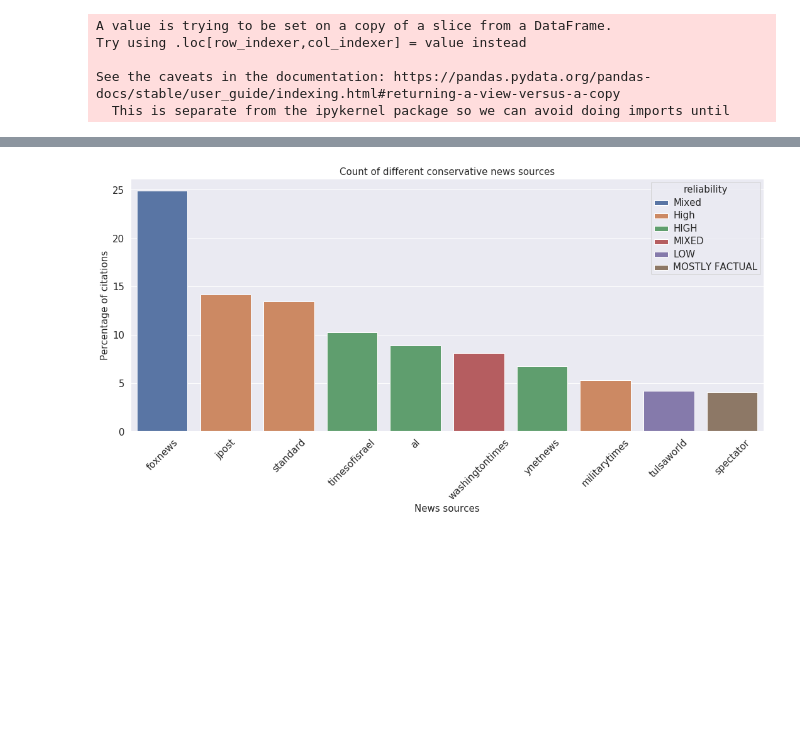
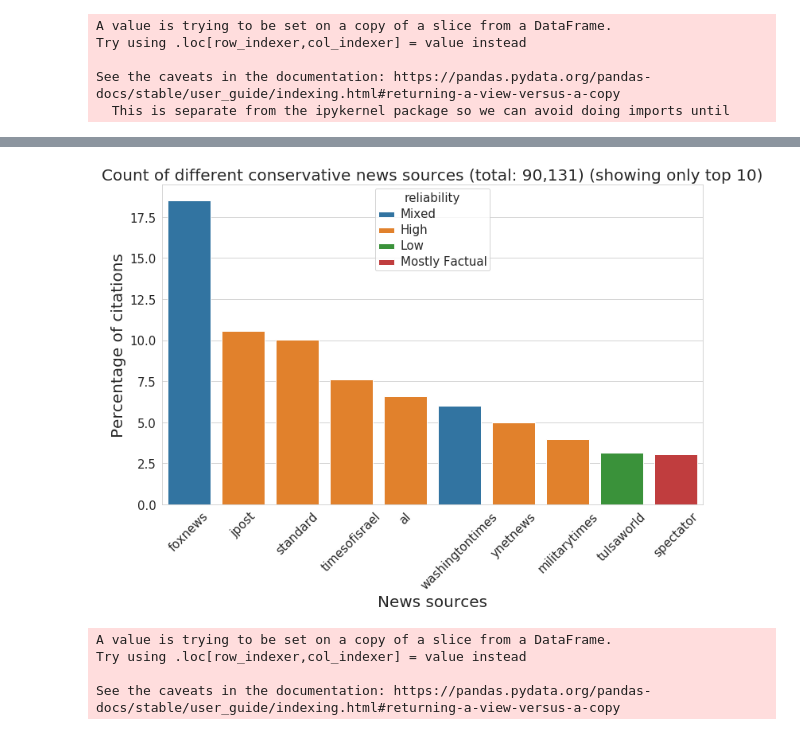
Before and after one commit to Harshdeep1996/politicalBiasSem, a Jupyter notebook: analysis_bias_citations.ipynb, the cells around one changed output, grey strips where cells are left out. Cells and saved outputs as stored; diff of their text form; code cells hidden in the pictures; blank space fills up the shorter version.

```diff
--- a/analysis_bias_citations.ipynb
+++ b/analysis_bias_citations.ipynb
@@ -785,13 +882,34 @@ map_mbfc_cons_tld['ynetnews'] = 'ynetnews'
 map_mbfc_cons_tld['militarytimes'] = 'military times'
 map_mbfc_cons_tld['tulsaworld'] = 'tulsa world'
 map_mbfc_cons_tld['spectator'] = 'the spectator uk'
+map_mbfc_cons_tld['nationalreview'] = 'national review'
+map_mbfc_cons_tld['omaha'] = 'omaha world hearld'
 map_mbfc_cons_tld['christianpost'] = 'christian post'
-map_mbfc_cons_tld['omaha'] = 'omaha world hearld'
+map_mbfc_cons_tld['christianitytoday'] = 'christianity today'
+map_mbfc_cons_tld['star-telegram'] = 'star telegram'
+map_mbfc_cons_tld['journalstar'] = 'lincoln journal star'
+map_mbfc_cons_tld['timesfreepress'] = 'times free press'
+map_mbfc_cons_tld['knoxnews'] = 'knoxville news sentinel'
+map_mbfc_cons_tld['roanoke'] = 'roanoke times'
+map_mbfc_cons_tld['billingsgazette'] = 'billings gazette'
+map_mbfc_cons_tld['ksl'] = 'ksl tv'
+map_mbfc_cons_tld['lubbockonline'] = 'lubbock avalanche journal'
+map_mbfc_cons_tld['clarionledger'] = 'clarion ledger'
+map_mbfc_cons_tld['texasmonthly'] = 'texas monthly'
+map_mbfc_cons_tld['idahostatesman'] = 'idaho statesman'
+map_mbfc_cons_tld['weeklystandard'] = 'weekly standard'
+map_mbfc_cons_tld['amarillo'] = 'amarillo globe news'
+map_mbfc_cons_tld['armytimes'] = 'army times'
+map_mbfc_cons_tld['aei'] = 'american enterprise institute'
+map_mbfc_cons_tld['nationalinterest'] = 'national interest'
 # %%
-reliability_cons = []
 reliability_dict = {}
 for i, j in map_mbfc_cons_tld.items():
-    if j in ['times of israel', 'al com alabama news', 'ynetnews', 'omaha world hearld']:
+    if j in [
+        'times of israel', 'star telegram', 'times free press', 'roanoke times', 'ksl tv',
+        'al com alabama news', 'ynetnews', 'knoxville news sentinel', 'omaha world hearld',
+        'weekly standard', 'amarillo globe news', 'army times'
+    ]:
         reliability_dict[i] = 'High'
     elif j == 'tulsa world':
         reliability_dict[i] = 'Low'
@@ -865,6 +952,7 @@ top_ten_cons
 # %%
-top_ten_cons = top_cons_news_outlets[:10]
-top_ten_cons['reliability'] = reliability_cons
+top_ten_cons = top_cons_news_outlets[:30]
+total_cons = top_cons_news_outlets[:30]['URL'].sum()
+top_ten_cons['reliability'] = [i[1] for i in reliability_dict.items()][:30]
 sum_citations_cons = top_ten_cons['URL'].sum()
 top_ten_cons['URL'] = top_ten_cons['URL'].apply(lambda x: (x / sum_citations_cons) * 100.0)
 # %% [output]
@@ -872,15 +969,15 @@ ValueError: Length of values does not match length of index
 # %%
-plt.figure(figsize=(15,8))
-plt.ylabel('Count of citations', fontsize=15)
-ax = sns.barplot(x="tld", y="URL", hue="reliability", data=top_ten_cons, dodge=False)
-ax.set_title('Count of different conservative news sources', fontsize=15)
-plt.xlabel('News sources', fontsize=15)
-plt.ylabel('Percentage of citations', fontsize=15)
+plt.figure(figsize=(12,8))
+plt.ylabel('Count of citations', fontsize=20)
+ax = sns.barplot(x="tld", y="URL", hue="reliability", data=top_ten_cons[:10], dodge=False)
+ax.set_title('Count of different conservative news sources (total: {:,}) (showing only top 10)'.format(total_cons), fontsize=20)
+plt.xlabel('News sources', fontsize=20)
+plt.ylabel('Percentage of citations', fontsize=20)
 ax.tick_params(labelsize=15)
 plt.xticks(rotation=45)
 plt.setp(ax.get_legend().get_texts(), fontsize='15') # for legend text
 plt.setp(ax.get_legend().get_title(), fontsize='15') # for legend title
 plt.tight_layout()
 plt.savefig('reliability_cons.png', dpi=300)
 # %% [output]
-[figure, old version]
+[figure, new version]
@@ -886,0 +988,9 @@ plt.savefig('reliability_cons.png', dpi=300)
+# %%
+matched_citations_cons['reliability'] = matched_citations_cons['tld'].progress_apply(
+    lambda x: reliability_tld_dict_cons[x][0]
+)
+# %% [output]
+A value is trying to be set on a copy of a slice from a DataFrame.
+Try using .loc[row_indexer,col_indexer] = value instead
+
+See the caveats in the documentation: https://pandas.pydata.org/pandas-docs/stable/user_guide/indexing.html#returning-a-view-versus-a-copy
```
Also changed, not shown: parts of 48 cells of this notebook.
